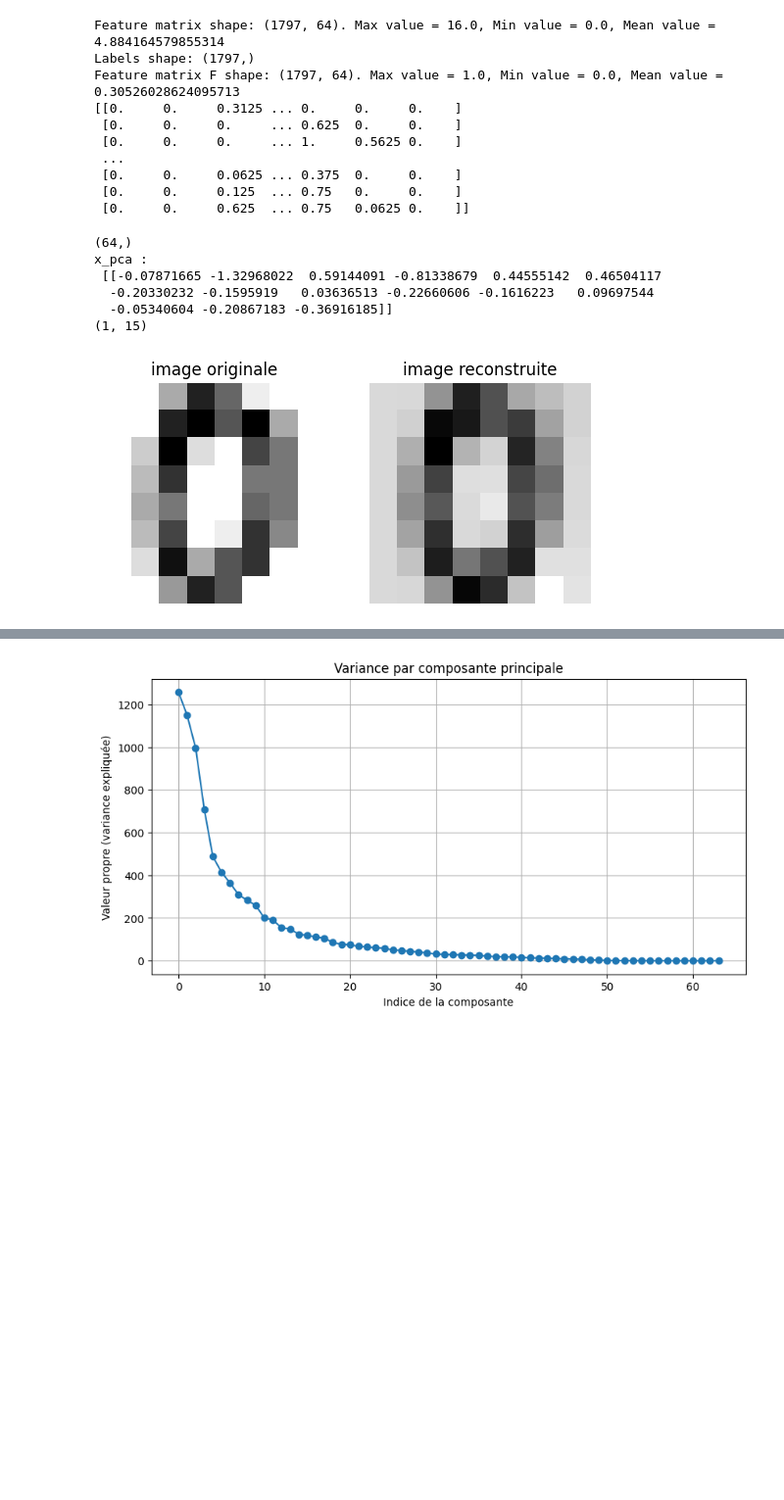
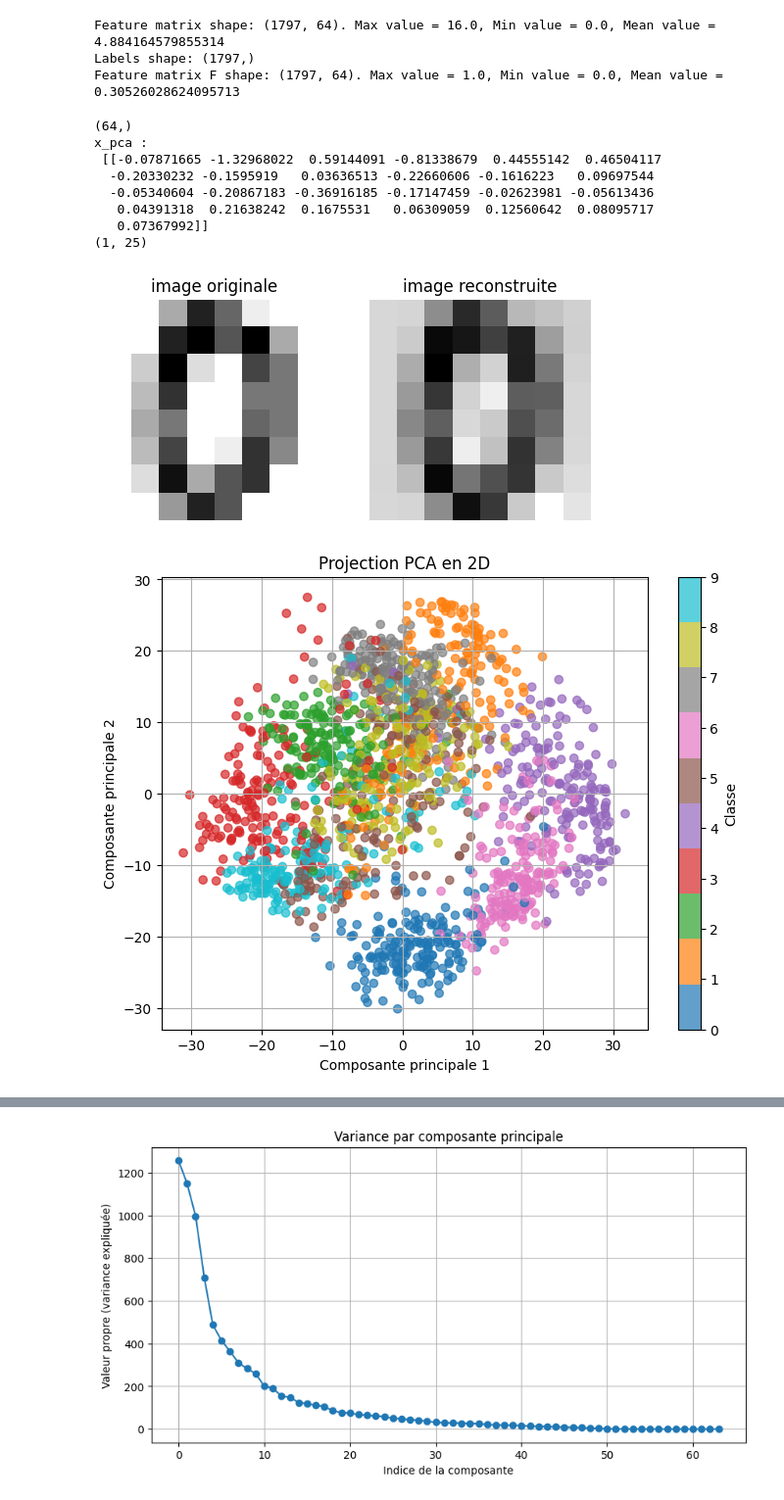
Before and after one commit to giovannihnk/Projet_ML_2025, a Jupyter notebook: notebook jour1.ipynb, the cells around one changed output, grey strips where cells are left out. Shown at 98% size. Saved outputs shown, nothing was run; the diff lists cells and outputs as text; code cells hidden in the pictures; blank space fills up the shorter version.

```diff
--- a/notebook jour1.ipynb
+++ b/notebook jour1.ipynb
@@ -99,18 +103,10 @@ F = X/16  # Feature matrix after scaling
 
 # Print matrix shape
 print(f"Feature matrix F shape: {F.shape}. Max value = {np.max(F)}, Min value = {np.min(F)}, Mean value = {np.mean(F)}")
-print(F)
 # %% [output]
 Feature matrix shape: (1797, 64). Max value = 16.0, Min value = 0.0, Mean value = 4.884164579855314
 Labels shape: (1797,)
 Feature matrix F shape: (1797, 64). Max value = 1.0, Min value = 0.0, Mean value = 0.30526028624095713
-[[0.     0.     0.3125 ... 0.     0.     0.    ]
- [0.     0.     0.     ... 0.625  0.     0.    ]
- [0.     0.     0.     ... 1.     0.5625 0.    ]
- ...
- [0.     0.     0.0625 ... 0.375  0.     0.    ]
- [0.     0.     0.125  ... 0.75   0.     0.    ]
- [0.     0.     0.625  ... 0.75   0.0625 0.    ]]
 # %%
 ##########################################
 ## Dimensionality reduction
@@ -129,36 +125,55 @@ original_image = F[sample_index].reshape(8, 8)  # Reshape back to 8×8 for visua
 # * Quantify the error in the approximation
 # Finally: plot the original image and the 15 approximation on a 4x4 subfigure
 # Assuming X is the original data matrix
 print(F[sample_index].shape)
-pca = PCA(n_components=15)
+pca = PCA(n_components=25)
 pca.fit(F)
 
 X_pca = pca.transform(F[sample_index].reshape(1,-1)) # projection sur la base
 print("x_pca : \n",X_pca)
 print(X_pca.shape)
 
 
 X_inv = pca.inverse_transform(X_pca)  # Reprojection dans l’espace initial
 reconstructed_image = X_inv.reshape(8, 8)
 
 plt.subplot(1,2,1)
 plt.imshow(original_image, cmap='binary')
 plt.title("image originale")
 plt.axis("off")
 
 plt.subplot(1,2,2)
 plt.imshow(reconstructed_image, cmap='binary')
 plt.title("image reconstruite")
 plt.axis("off")
 plt.show()
+
+### visualition en 2D après PCA à faire
+
+# Appliquer PCA pour réduire à 2 dimensions
+pca_2d = PCA(n_components=2)
+X_2d = pca_2d.fit_transform(X)  # ou X_train si tu veux séparer les sets
+
+# Affichage des points projetés
+plt.figure(figsize=(8, 6))
+scatter = plt.scatter(X_2d[:, 0], X_2d[:, 1], c=y, cmap='tab10', alpha=0.7)
+plt.xlabel("Composante principale 1")
+plt.ylabel("Composante principale 2")
+plt.title("Projection PCA en 2D")
+plt.colorbar(scatter, ticks=range(10), label="Classe")
+plt.grid(True)
+plt.show()
 # %% [output]
 (64,)
 x_pca :
  [[-0.07871665 -1.32968022  0.59144091 -0.81338679  0.44555142  0.46504117
   -0.20330232 -0.1595919   0.03636513 -0.22660606 -0.1616223   0.09697544
-  -0.05340604 -0.20867183 -0.36916185]]
-(1, 15)
+  -0.05340604 -0.20867183 -0.36916185 -0.17147459 -0.02623981 -0.05613436
+   0.04391318  0.21638242  0.1675531   0.06309059  0.12560642  0.08095717
+   0.07367992]]
+(1, 25)
 [figure]
+[figure, added]
 # %%
 ####x
 matrice_passage = pca.components_
```
Also changed, not shown: parts of 4 cells of this notebook, 3 other files.
